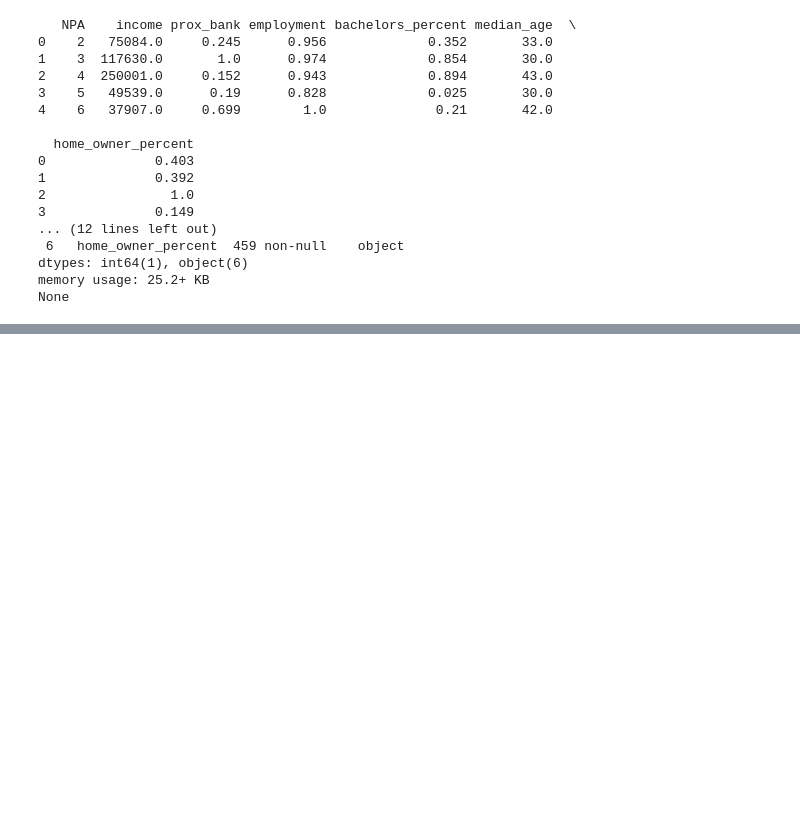
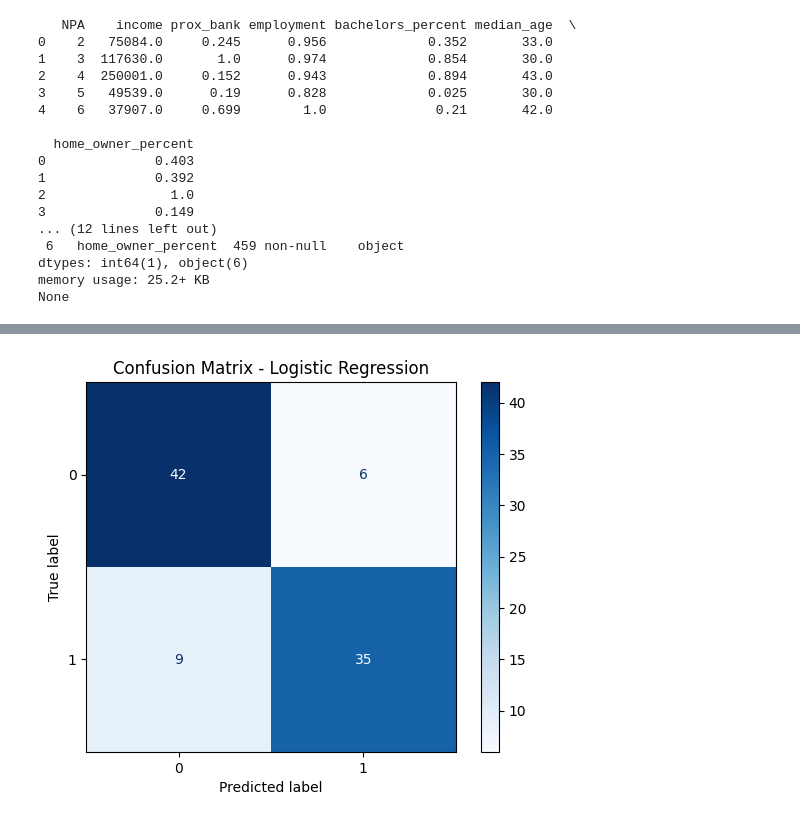
Before and after one commit to Beansproutss/Final_Project_2302, a Jupyter notebook: FinalExamCode.ipynb, the cells around one changed output, grey strips where cells are left out. Saved outputs shown, nothing was run; the diff lists cells and outputs as text; code cells hidden in the pictures; blank space fills up the shorter version.

Commit message:
Added cross validation and confusion matrix

```diff
--- a/FinalExamCode.ipynb
+++ b/FinalExamCode.ipynb
@@ -290,0 +383,26 @@ GAM:                0.8260869565217391
+# %%
+X_train, X_test, y_train, y_test = train_test_split(
+    X_numeric, y, test_size=0.2, random_state=42, stratify=y
+)
+
+# Build model pipeline
+model = Pipeline([
+    ("imputer", SimpleImputer(strategy="mean")),
+    ("scaler", StandardScaler()),
+    ("model", LogisticRegression(max_iter=1000))
+])
+
+# Train
+model.fit(X_train, y_train)
+
+# Predict
+y_pred = model.predict(X_test)
+
+cm = confusion_matrix(y_test, y_pred)
+
+disp = ConfusionMatrixDisplay(confusion_matrix=cm)
+disp.plot(cmap="Blues")
+plt.title("Confusion Matrix - Logistic Regression")
+plt.show()
+# %% [output]
+[figure, added]
```
Also changed, not shown: parts of 13 cells of this notebook.
